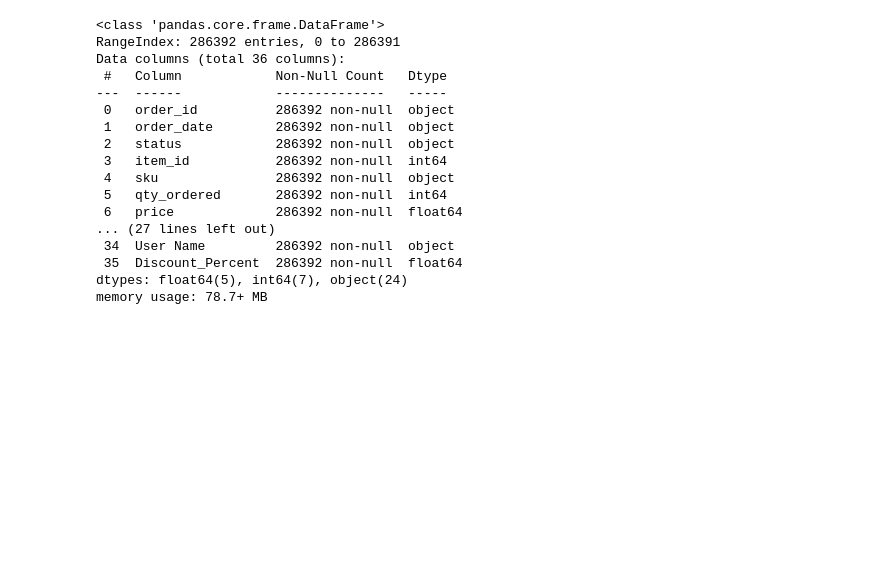
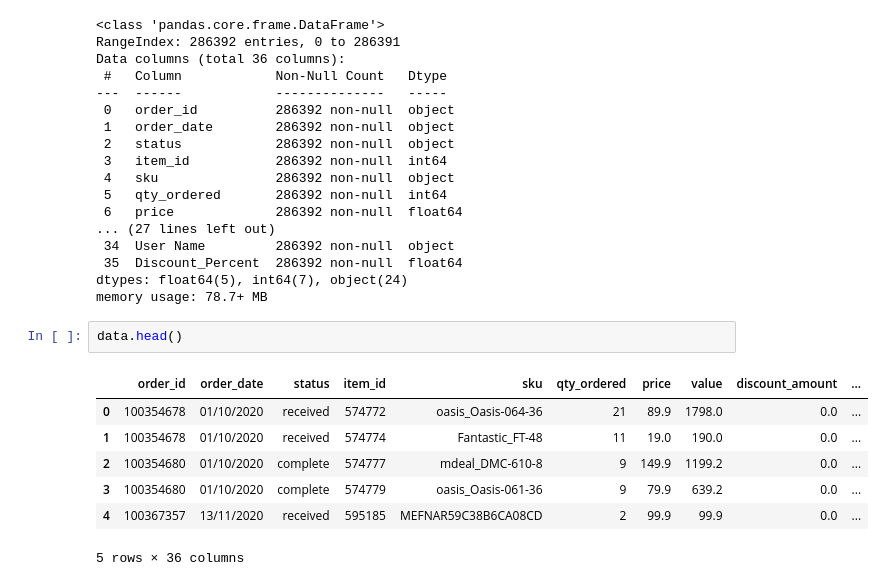
Before and after one commit to breakingcoders/Customer-analysis, a Jupyter notebook: customer.ipynb, the cells around one changed output. Saved outputs shown, nothing was run; the diff lists cells and outputs as text; blank space fills up the shorter version.

```diff
--- a/customer.ipynb
+++ b/customer.ipynb
@@ -37,3 +37,13 @@ Data columns (total 36 columns):
  35  Discount_Percent  286392 non-null  float64
 dtypes: float64(5), int64(7), object(24)
 memory usage: 78.7+ MB
+# %%
+data.head()
+# %% [output]
+|  | order_id | order_date | status | item_id | sku | qty_ordered | price | value | discount_amount | ... |
+| 0 | 100354678 | 01/10/2020 | received | 574772 | oasis_Oasis-064-36 | 21 | 89.9 | 1798.0 | 0.0 | ... |
+| 1 | 100354678 | 01/10/2020 | received | 574774 | Fantastic_FT-48 | 11 | 19.0 | 190.0 | 0.0 | ... |
+| 2 | 100354680 | 01/10/2020 | complete | 574777 | mdeal_DMC-610-8 | 9 | 149.9 | 1199.2 | 0.0 | ... |
+| 3 | 100354680 | 01/10/2020 | complete | 574779 | oasis_Oasis-061-36 | 9 | 79.9 | 639.2 | 0.0 | ... |
+| 4 | 100367357 | 13/11/2020 | received | 595185 | MEFNAR59C38B6CA08CD | 2 | 99.9 | 99.9 | 0.0 | ... |
+5 rows × 36 columns
```
Also changed, not shown: parts of 3 cells of this notebook.
